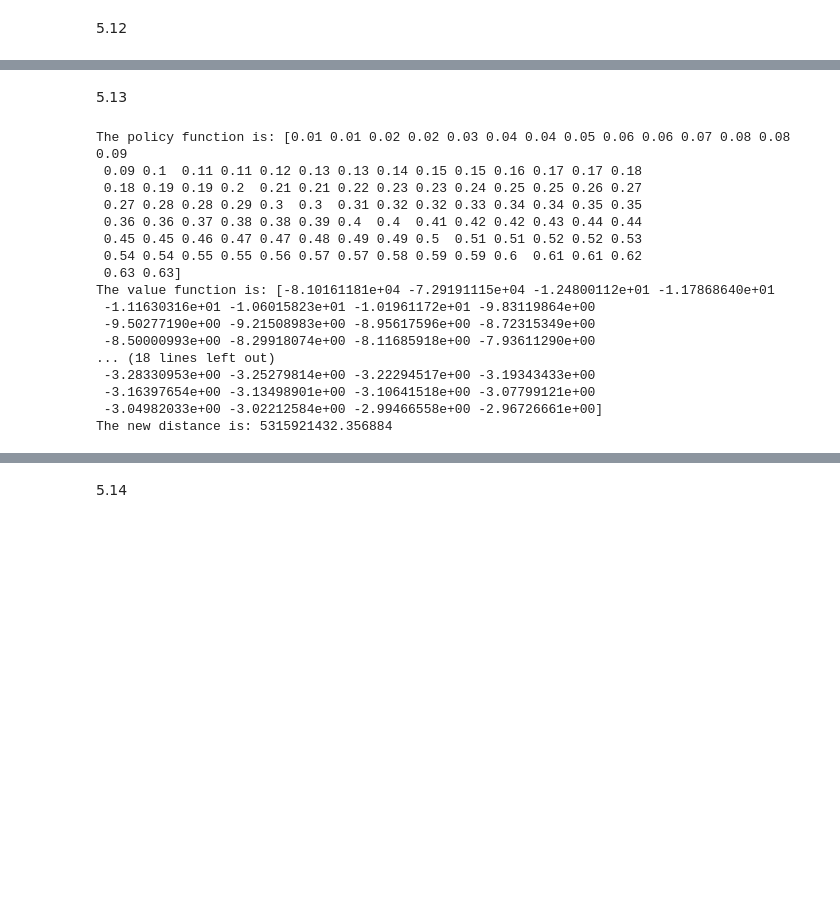
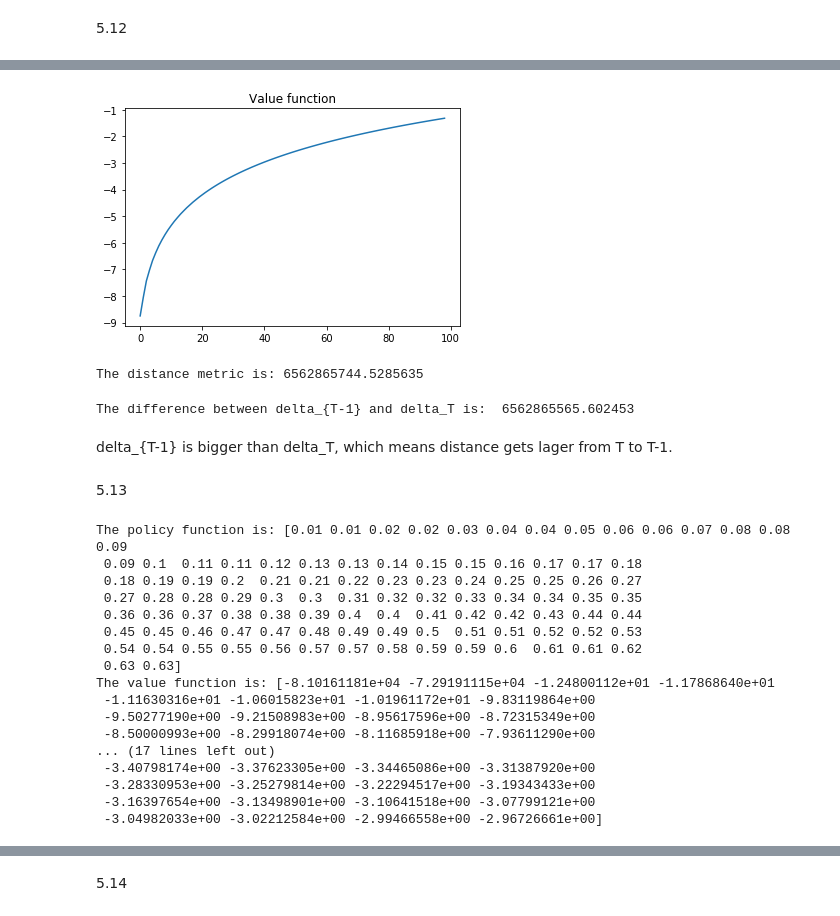
Before and after one commit to TianxinZheng/persp-model-econ_W19, a Jupyter notebook: ProblemSets/PS3/PS3_answer.ipynb, the cells around one changed output, grey strips where cells are left out. Saved outputs shown, nothing was run; the diff lists cells and outputs as text; code cells hidden in the pictures; blank space fills up the shorter version.

```diff
--- a/ProblemSets/PS3/PS3_answer.ipynb
+++ b/ProblemSets/PS3/PS3_answer.ipynb
@@ -247,15 +253,32 @@ The new distance is: 6562865744.5285635
+# %%
+plt.plot(V_Tminus1[1:])
+plt.title("Value function")
+plt.show()
+# %% [output]
+[figure, added]
+# %%
+delta2 = distance(V_Tminus1, V_T)
+print("The distance metric is:", delta2)
+# %% [output]
+The distance metric is: 6562865744.5285635
+# %%
+diff1 = delta2-delta1
+print("The difference between delta_{T-1} and delta_T is: ", diff1)
+# %% [output]
+The difference between delta_{T-1} and delta_T is:  6562865565.602453
+# %% [markdown]
+delta_{T-1} is bigger than delta_T, which means distance gets lager from T to T-1.
 # %% [markdown]
 5.13
 # %%
-V_prime = np.tile(V_T_minus_1.reshape((1,N)), (N,1))
+# Perform the contraction on V_T −1
+V_prime = np.tile(V_Tminus1.reshape((1,N)), (N,1))
 V_prime[~c_pos] = -9e+4
-V_T_minus_2 = (u_mat + beta * V_prime).max(axis = 1)
-arg = (u_mat + beta * V_prime).argmax(axis = 1)
-W_prime = 0.01*(arg+1)
-delta_T_minus_2 = distance(V_T_minus_2,V_T_minus_1)
-print("The policy function is:", W_prime)
-print("The value function is:", V_T_minus_2)
-print("The new distance is:",delta_T_minus_2)
+V_Tminus2 = (u_mat + beta * V_prime).max(axis = 1)
+W_index = np.argmax(u_mat + beta*V_prime, axis=1)
+W_Tminus1 = W_vec[W_index]
+print("The policy function is:", W_Tminus1)
+print("The value function is:", V_Tminus2)
 # %% [output]
 The policy function is: [0.01 0.01 0.02 0.02 0.03 0.04 0.04 0.05 0.06 0.06 0.07 0.08 0.08 0.09
  0.09 0.1  0.11 0.11 0.12 0.13 0.13 0.14 0.15 0.15 0.16 0.17 0.17 0.18
@@ -269,8 +292,8 @@ The value function is: [-8.10161181e+04 -7.29191115e+04 -1.24800112e+01 -1.17868
  -1.11630316e+01 -1.06015823e+01 -1.01961172e+01 -9.83119864e+00
  -9.50277190e+00 -9.21508983e+00 -8.95617596e+00 -8.72315349e+00
  -8.50000993e+00 -8.29918074e+00 -8.11685918e+00 -7.93611290e+00
-... (18 lines left out)
+... (17 lines left out)
+ -3.40798174e+00 -3.37623305e+00 -3.34465086e+00 -3.31387920e+00
  -3.28330953e+00 -3.25279814e+00 -3.22294517e+00 -3.19343433e+00
  -3.16397654e+00 -3.13498901e+00 -3.10641518e+00 -3.07799121e+00
  -3.04982033e+00 -3.02212584e+00 -2.99466558e+00 -2.96726661e+00]
-The new distance is: 5315921432.356884
```
Also changed, not shown: parts of 18 cells of this notebook, 13 other files.
